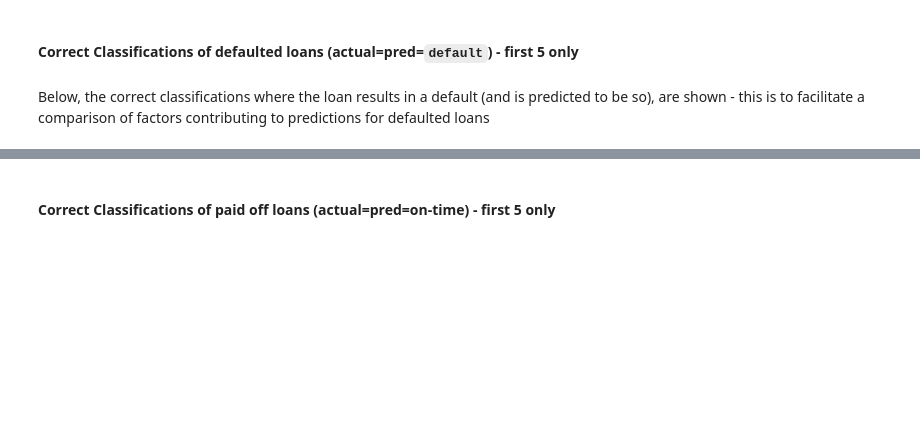
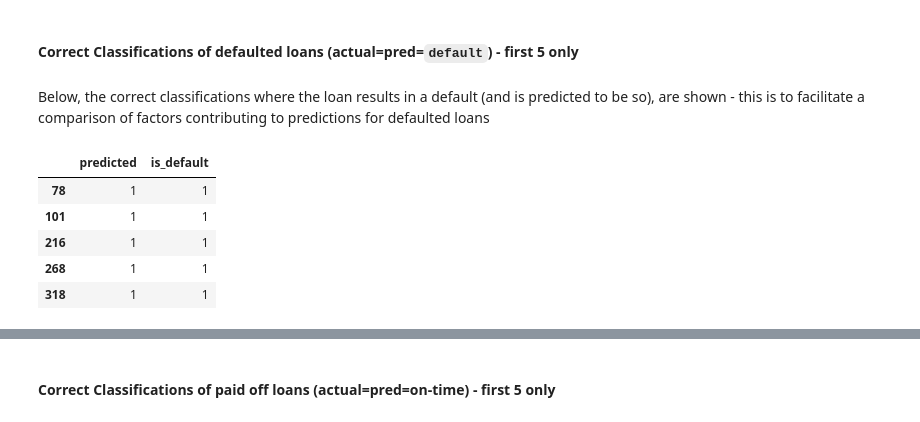
Before and after one commit to edesz/predict-loan-defaults, a Jupyter notebook: 5_experiments_in_classification_v2.ipynb, the cells around one changed output, grey strips where cells are left out. Saved outputs shown, nothing was run; the diff lists cells and outputs as text; code cells hidden in the pictures; blank space fills up the shorter version.

```diff
--- a/5_experiments_in_classification_v2.ipynb
+++ b/5_experiments_in_classification_v2.ipynb
@@ -1901,6 +2016,15 @@ shap.decision_plot(
 Below, the correct classifications where the loan results in a default (and is predicted to be so), are shown - this is to facilitate a comparison of factors contributing to predictions for defaulted loans
 # %%
 df_tps = pd.concat([y_pred_test_series, y_test], axis=1).reset_index(drop=True)
-df_tps_default_correct = df_tps[(df_tps["is_default"] == 1) & (df_tps[0] == 1)]
+df_tps_default_correct = df_tps[
+    (df_tps["is_default"] == 1) & (df_tps["predicted"] == 1)
+]
 display(df_tps_default_correct.head())
+# %% [output]
+|  | predicted | is_default |
+| 78 | 1 | 1 |
+| 101 | 1 | 1 |
+| 216 | 1 | 1 |
+| 268 | 1 | 1 |
+| 318 | 1 | 1 |
 # %%
```
Also changed, not shown: parts of 52 cells of this notebook, 3 other files.
